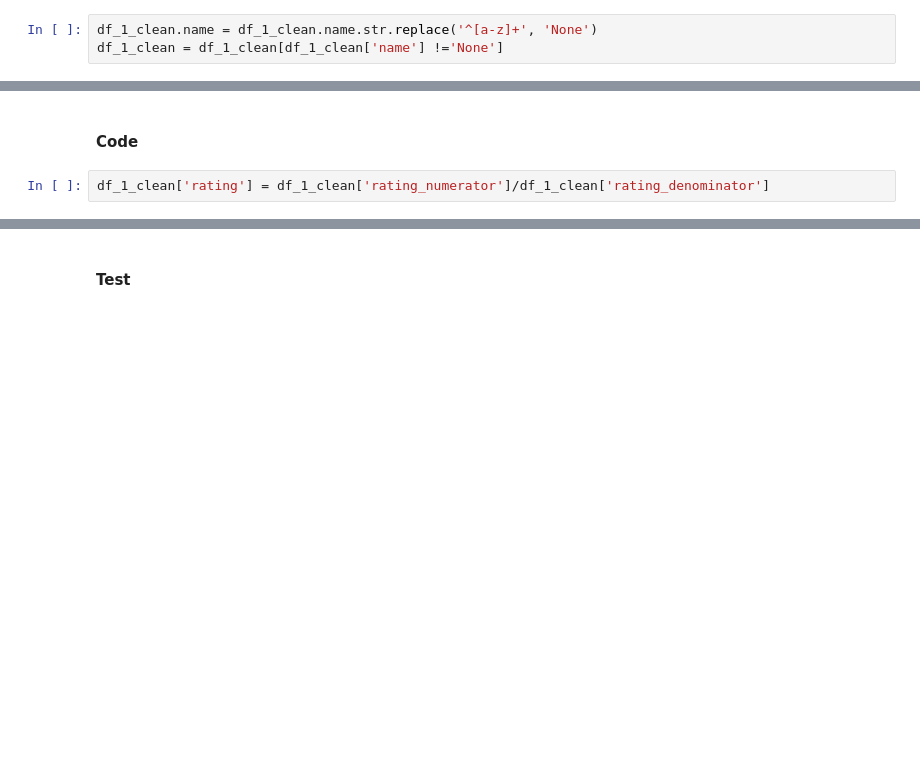
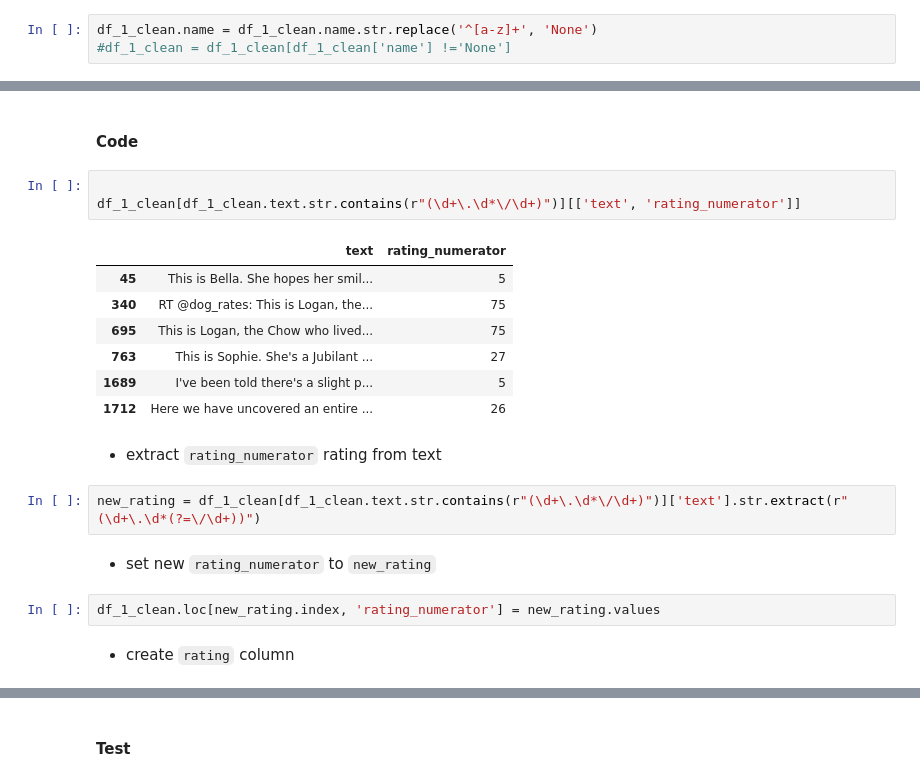
Before and after one commit to Reganmatics/Udacity_WeRateDogs_project, a Jupyter notebook: wrangle_act.ipynb, the cells around one changed output, grey strips where cells are left out. Drawn from its saved outputs; the diff is of its cells as text; blank space fills up the shorter version.

```diff
--- a/wrangle_act.ipynb
+++ b/wrangle_act.ipynb
@@ -494,7 +489,7 @@ df_3_clean = df_3.copy()
 #### Code
 # %%
 df_1_clean.name = df_1_clean.name.str.replace('^[a-z]+', 'None')
-df_1_clean = df_1_clean[df_1_clean['name'] !='None']
+#df_1_clean = df_1_clean[df_1_clean['name'] !='None']
 # %% [markdown]
 #### Test
 # %%
@@ -609,5 +598,24 @@ datetime64[ns, UTC]
 - Standardize dog ratings
 # %% [markdown]
 #### Code
-# %%
-df_1_clean['rating'] = df_1_clean['rating_numerator']/df_1_clean['rating_denominator']
+# %%
+
+df_1_clean[df_1_clean.text.str.contains(r"(\d+\.\d*\/\d+)")][['text', 'rating_numerator']]
+# %% [output]
+|  | text | rating_numerator |
+| 45 | This is Bella. She hopes her smil... | 5 |
+| 340 | RT @dog_rates: This is Logan, the... | 75 |
+| 695 | This is Logan, the Chow who lived... | 75 |
+| 763 | This is Sophie. She's a Jubilant ... | 27 |
+| 1689 | I've been told there's a slight p... | 5 |
+| 1712 | Here we have uncovered an entire ... | 26 |
+# %% [markdown]
+- extract `rating_numerator` rating from text
+# %%
+new_rating = df_1_clean[df_1_clean.text.str.contains(r"(\d+\.\d*\/\d+)")]['text'].str.extract(r"(\d+\.\d*(?=\/\d+))")
+# %% [markdown]
+- set new `rating_numerator` to `new_rating`
+# %%
+df_1_clean.loc[new_rating.index, 'rating_numerator'] = new_rating.values
+# %% [markdown]
+- create `rating` column
```
Also changed, not shown: parts of 44 cells of this notebook, 11 other files.
